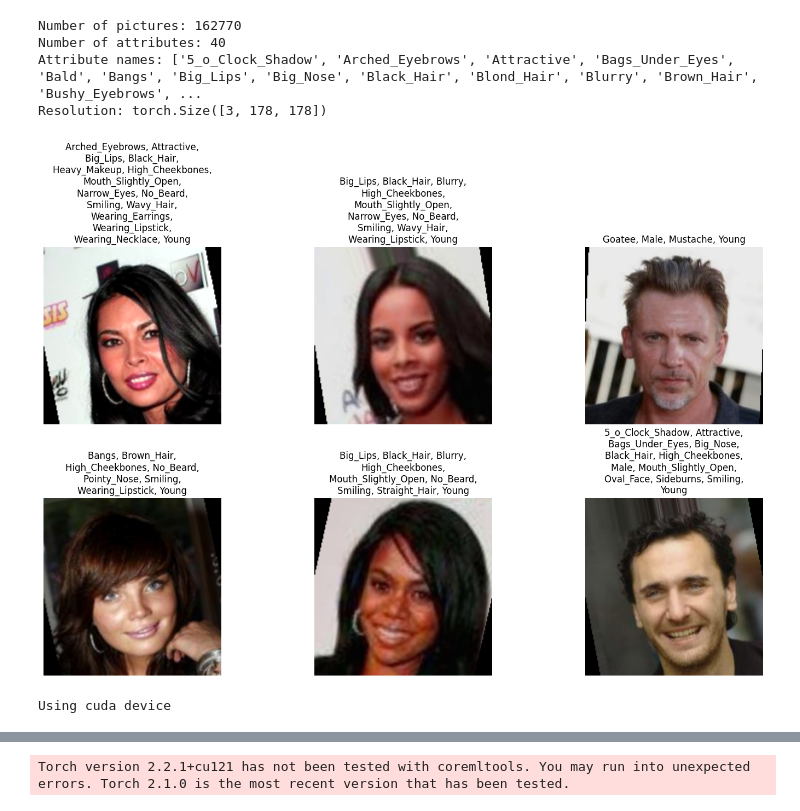
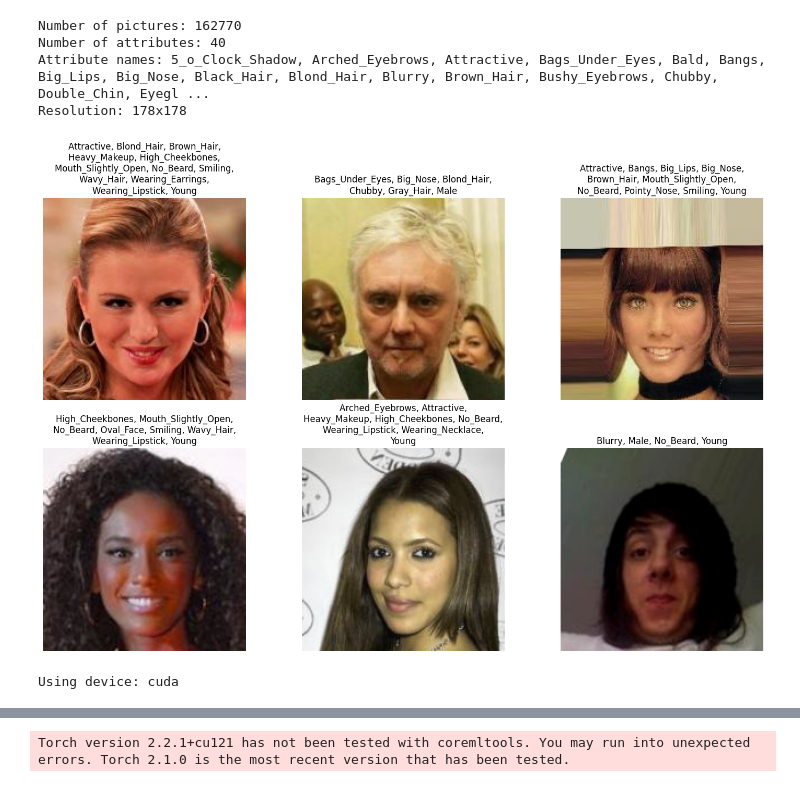
Before and after one commit to Cyanosite/Facial-Attribute-Recognition, a Jupyter notebook: model/solution.ipynb, the cells around one changed output, grey strips where cells are left out. Cells and saved outputs as stored; diff of their text form; code cells hidden in the pictures.

```diff
--- a/model/solution.ipynb
+++ b/model/solution.ipynb
@@ -28,50 +54,58 @@ Files already downloaded and verified
 # %%
-import matplotlib.pyplot as plt
 import random
 import textwrap
 
+import matplotlib.pyplot as plt
+
+ATTRIBUTES = train.attr_names[:-1]
+
 print(f"Number of pictures: {len(train)}")
 
-print(f"Number of attributes: {len(train.attr_names[:-1])}")
+print(f"Number of attributes: {len(ATTRIBUTES)}")
 
-print(f"Attribute names: {train.attr_names[:-1]}")
+print(f"Attribute names: {', '.join(ATTRIBUTES)}")
 
-print(f"Resolution: {train[0][0].shape}")
+shape = train[0][0].shape
+print(f"Resolution: {shape[1]}x{shape[2]}")
 
 # Define the number of rows and columns for the grid of images
 ROWS = 2
 COLS = 3
 
 # Create subplots
-fig, axs = plt.subplots(ROWS, COLS, figsize=(5*COLS, 5*ROWS))
+fig, axs = plt.subplots(ROWS, COLS, figsize=(5 * COLS, 5 * ROWS))
 
 # Randomly select images
 selected_images = random.sample(range(len(train)), ROWS * COLS)
 
 for i in range(ROWS * COLS):
     # Get attributes for the current image
-    attrs = [attr for j, attr in enumerate(train.attr_names[:-1]) if train[selected_images[i]][1][j] == 1]
+    attrs = [
+        attr
+        for j, attr in enumerate(train.attr_names[:-1])
+        if train[selected_images[i]][1][j] == 1
+    ]
 
     # Calculate the row and column indices for the current image
     row = i // COLS
     col = i % COLS
 
     # Display the image
     axs[row, col].imshow(train[selected_images[i]][0].permute(1, 2, 0))
 
     # Remove the axes
-    axs[row, col].axis('off')
+    axs[row, col].axis("off")
 
     # Set the title to the attributes, with line breaks
     title = ", ".join(attrs)
-    axs[row, col].set_title(textwrap.fill(title, 30))
+    axs[row, col].set_title(textwrap.fill(title, 40))
 
 # Show the plot
 plt.tight_layout()
 plt.show()
 # %% [output]
 Number of pictures: 162770
 Number of attributes: 40
-Attribute names: ['5_o_Clock_Shadow', 'Arched_Eyebrows', 'Attractive', 'Bags_Under_Eyes', 'Bald', 'Bangs', 'Big_Lips', 'Big_Nose', 'Black_Hair', 'Blond_Hair', 'Blurry', 'Brown_Hair', 'Bushy_Eyebrows', ...
-Resolution: torch.Size([3, 178, 178])
+Attribute names: 5_o_Clock_Shadow, Arched_Eyebrows, Attractive, Bags_Under_Eyes, Bald, Bangs, Big_Lips, Big_Nose, Black_Hair, Blond_Hair, Blurry, Brown_Hair, Bushy_Eyebrows, Chubby, Double_Chin, Eyegl ...
+Resolution: 178x178
-[figure, old version]
+[figure, new version]
@@ -78,19 +168,14 @@ Resolution: torch.Size([3, 178, 178])
 # %%
-from efficientformer_v3 import EfficientFormerV3
-from torch import cuda, backends
+from torch import cuda, mps
 
-device = (
-    "cuda"
-    if cuda.is_available()
-    else "mps"
-    if backends.mps.is_available()
-    else "cpu"
-)
-print(f"Using {device} device")
+device = "cuda" if cuda.is_available() else "mps" if mps.is_available() else "cpu"
+print(f"Using device: {device}")
+
+MAPPING = MAPPING.to(device)
 
 BATCH_SIZE = 64
 
-model = EfficientFormerV3(batch_size=BATCH_SIZE).to(device)
+model = MyModel(batch_size=BATCH_SIZE).to(device)
 # %% [output]
-Using cuda device
+Using device: cuda
 # %%
```
Also changed, not shown: parts of 10 cells of this notebook.
